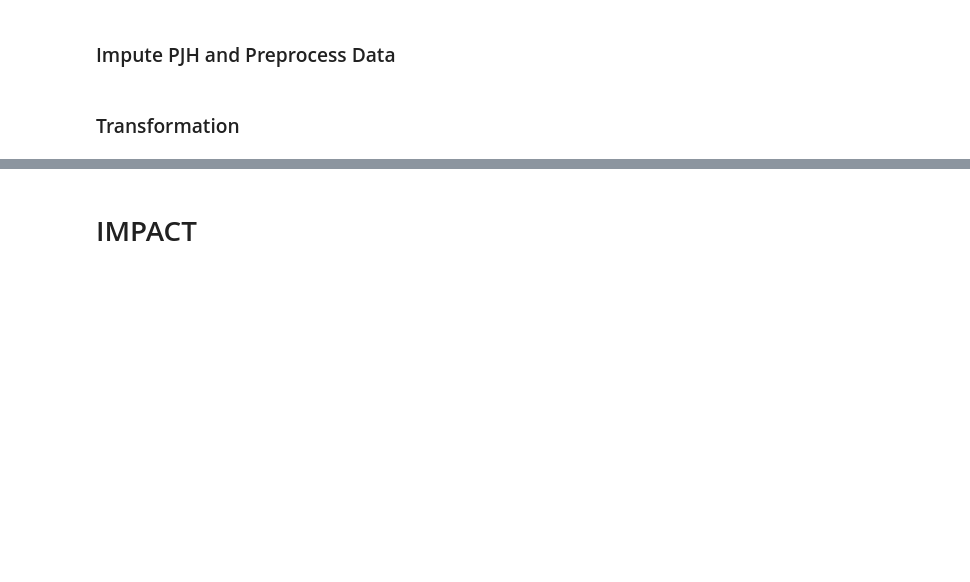
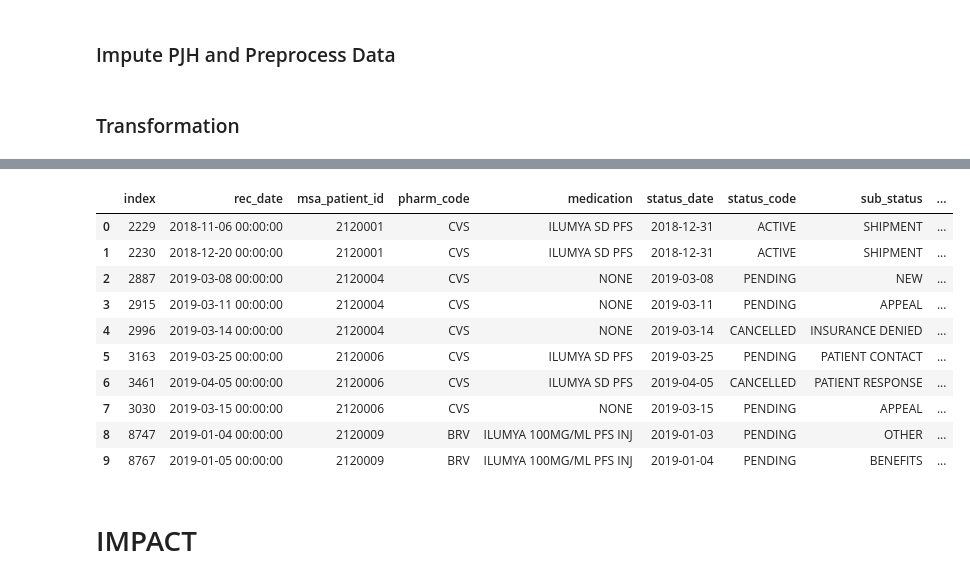
Before and after one commit to RyanAdalbert/s3parq, a Jupyter notebook: transforms/accredo_cancel_before_active.ipynb, the cells around one changed output, grey strips where cells are left out. Drawn from its saved outputs; the diff is of its cells as text; code cells hidden in the pictures; blank space fills up the shorter version.

```diff
--- a/transforms/accredo_cancel_before_active.ipynb
+++ b/transforms/accredo_cancel_before_active.ipynb
@@ -353,3 +394,23 @@ df = (
+# %%
+(
+    df
+    .sort_values([patient, pharm, brand, status_date, ref_date])
+    .assign(prev_status=lambda x:(
+        x[ic_status].shift(1)
+    ))
+).head(10)
+# %% [output]
+|  | index | rec_date | msa_patient_id | pharm_code | medication | status_date | status_code | sub_status | ... |
+| 0 | 2229 | 2018-11-06 00:00:00 | 2120001 | CVS | ILUMYA SD PFS | 2018-12-31 | ACTIVE | SHIPMENT | ... |
+| 1 | 2230 | 2018-12-20 00:00:00 | 2120001 | CVS | ILUMYA SD PFS | 2018-12-31 | ACTIVE | SHIPMENT | ... |
+| 2 | 2887 | 2019-03-08 00:00:00 | 2120004 | CVS | NONE | 2019-03-08 | PENDING | NEW | ... |
+| 3 | 2915 | 2019-03-11 00:00:00 | 2120004 | CVS | NONE | 2019-03-11 | PENDING | APPEAL | ... |
+| 4 | 2996 | 2019-03-14 00:00:00 | 2120004 | CVS | NONE | 2019-03-14 | CANCELLED | INSURANCE DENIED | ... |
+| 5 | 3163 | 2019-03-25 00:00:00 | 2120006 | CVS | ILUMYA SD PFS | 2019-03-25 | PENDING | PATIENT CONTACT | ... |
+| 6 | 3461 | 2019-04-05 00:00:00 | 2120006 | CVS | ILUMYA SD PFS | 2019-04-05 | CANCELLED | PATIENT RESPONSE | ... |
+| 7 | 3030 | 2019-03-15 00:00:00 | 2120006 | CVS | NONE | 2019-03-15 | PENDING | APPEAL | ... |
+| 8 | 8747 | 2019-01-04 00:00:00 | 2120009 | BRV | ILUMYA 100MG/ML PFS INJ | 2019-01-03 | PENDING | OTHER | ... |
+| 9 | 8767 | 2019-01-05 00:00:00 | 2120009 | BRV | ILUMYA 100MG/ML PFS INJ | 2019-01-04 | PENDING | BENEFITS | ... |
 # %%
 # Drop records from df to find last status and substatus
 last_status_df = (
```
Also changed, not shown: parts of 5 cells of this notebook.
